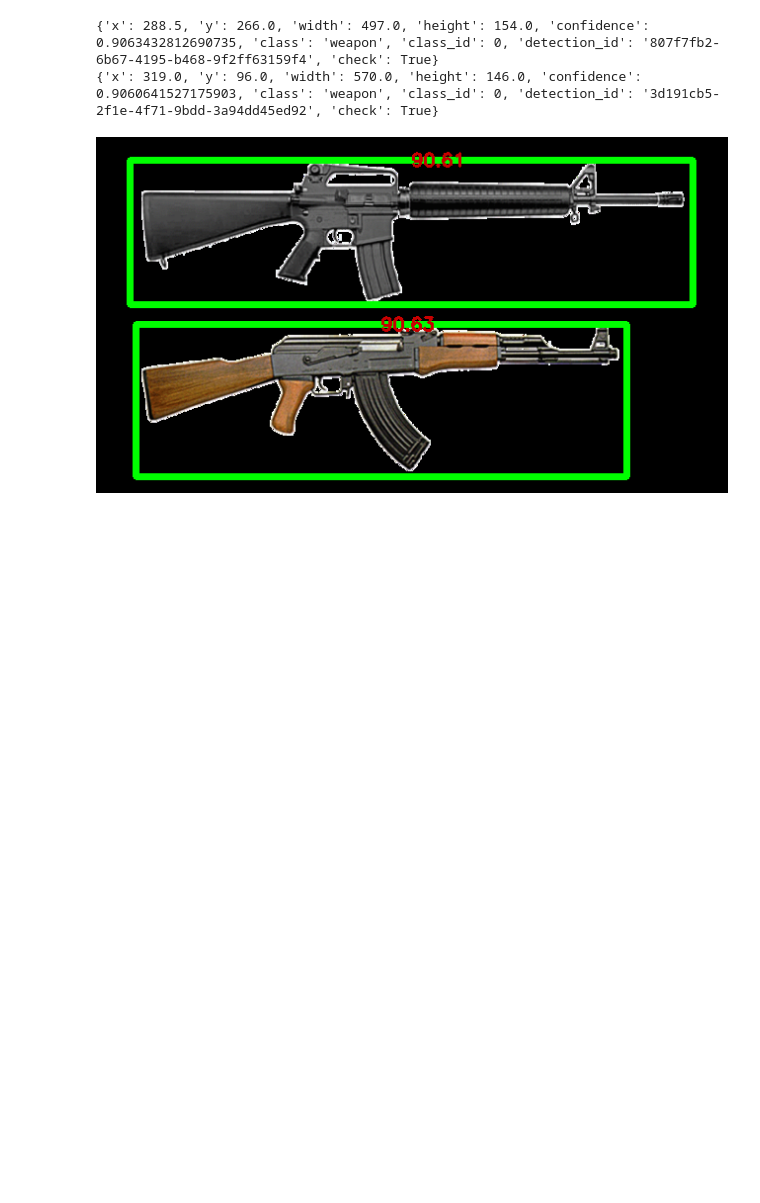
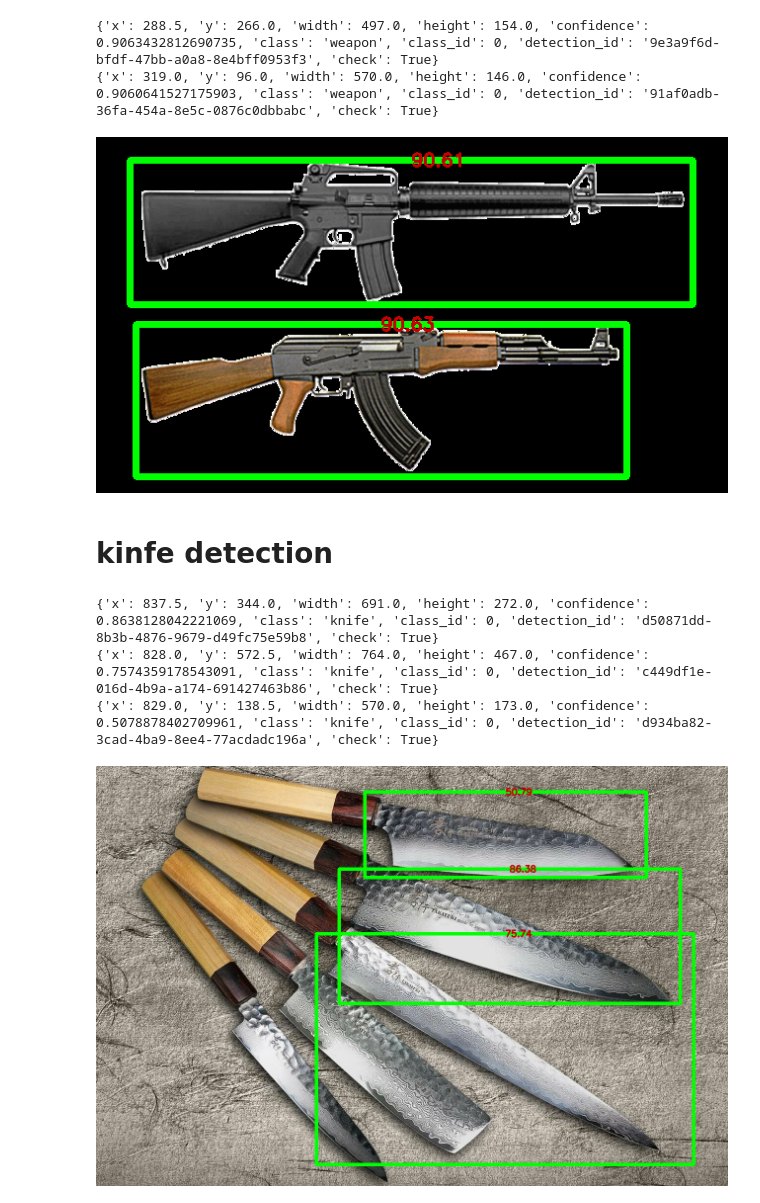
Before and after one commit to ahm2009/Detection-of-violence, a Jupyter notebook: Detection_of_violence.ipynb, the cells around one changed output. Saved outputs shown, nothing was run; the diff lists cells and outputs as text; code cells hidden in the pictures; blank space fills up the shorter version.

Commit message:
add knife detection model and add more picture

```diff
--- a/Detection_of_violence.ipynb
+++ b/Detection_of_violence.ipynb
@@ -26,11 +23,10 @@ from google.colab.patches import cv2_imshow
 # ! pip install inference_sdk
 from inference_sdk import InferenceHTTPClient
 
-image_path = '/content/drive/MyDrive/Detection-of-violence/images/gun/M16_and_AK-47_comparison.png'
+image_path = '/content/drive/MyDrive/Detection-of-violence/images/gun/13.png'
 image = cv2.imread(image_path)
 check_gun = True
 
-from inference_sdk import InferenceHTTPClient
 
 CLIENT = InferenceHTTPClient(
     api_url="https://detect.roboflow.com",
@@ -68,6 +64,63 @@ cv2_imshow(image)
 cv2.waitKey(0)
 cv2.destroyAllWindows()
 # %% [output]
-{'x': 288.5, 'y': 266.0, 'width': 497.0, 'height': 154.0, 'confidence': 0.9063432812690735, 'class': 'weapon', 'class_id': 0, 'detection_id': '807f7fb2-6b67-4195-b468-9f2ff63159f4', 'check': True}
-{'x': 319.0, 'y': 96.0, 'width': 570.0, 'height': 146.0, 'confidence': 0.9060641527175903, 'class': 'weapon', 'class_id': 0, 'detection_id': '3d191cb5-2f1e-4f71-9bdd-3a94dd45ed92', 'check': True}
+{'x': 288.5, 'y': 266.0, 'width': 497.0, 'height': 154.0, 'confidence': 0.9063432812690735, 'class': 'weapon', 'class_id': 0, 'detection_id': '9e3a9f6d-bfdf-47bb-a0a8-8e4bff0953f3', 'check': True}
+{'x': 319.0, 'y': 96.0, 'width': 570.0, 'height': 146.0, 'confidence': 0.9060641527175903, 'class': 'weapon', 'class_id': 0, 'detection_id': '91af0adb-36fa-454a-8e5c-0876c0dbbabc', 'check': True}
 [figure]
+# %% [markdown]
+# kinfe detection
+# %%
+import cv2
+from google.colab.patches import cv2_imshow
+# ! pip install inference_sdk
+from inference_sdk import InferenceHTTPClient
+
+image_path = '/content/drive/MyDrive/Detection-of-violence/images/knife/14.jpg'
+image = cv2.imread(image_path)
+check_gun = True
+
+
+
+from inference_sdk import InferenceHTTPClient
+
+CLIENT = InferenceHTTPClient(
+    api_url="https://detect.roboflow.com",
+    api_key="mmAlw6mbmqi39y5wLaQs"
+)
+
+result = CLIENT.infer(image_path, model_id="knife-epqzp-0rybq/1")
+
+
+if len(result["predictions"])==0:
+  print('no gun found')
+  check_gun = False
+else:
+  for gun in result["predictions"]:
+    if gun["confidence"]<0.5:
+      gun['check'] = False
+    else:
+      gun['check'] = True
+
+
+
+
+
+
+if check_gun == True:
+  for rec in result["predictions"]:
+    if rec['check'] == True:
+      print(rec)
+      x,y = (int(rec["x"]) - int(rec["width"])//2 , int(rec["y"])-int(rec["height"])//2)
+      width , hieght = (int(rec["width"])+x, int(rec["height"])+y)
+      cv2.rectangle(image, (x,y), (width, hieght), (0, 255, 0), 6)
+      cv2.putText(image, f'{(rec["confidence"]*100):.2f}', (int(rec['x']), y+6), cv2.FONT_HERSHEY_SIMPLEX, 0.6, (0, 0, 200), 2)
+
+
+cv2_imshow(image)
+cv2.waitKey(0)
+cv2.destroyAllWindows()
+# %% [output]
+{'x': 837.5, 'y': 344.0, 'width': 691.0, 'height': 272.0, 'confidence': 0.8638128042221069, 'class': 'knife', 'class_id': 0, 'detection_id': 'd50871dd-8b3b-4876-9679-d49fc75e59b8', 'check': True}
+{'x': 828.0, 'y': 572.5, 'width': 764.0, 'height': 467.0, 'confidence': 0.7574359178543091, 'class': 'knife', 'class_id': 0, 'detection_id': 'c449df1e-016d-4b9a-a174-691427463b86', 'check': True}
+{'x': 829.0, 'y': 138.5, 'width': 570.0, 'height': 173.0, 'confidence': 0.5078878402709961, 'class': 'knife', 'class_id': 0, 'detection_id': 'd934ba82-3cad-4ba9-8ee4-77acdadc196a', 'check': True}
+[figure, added]
```
Also changed, not shown: parts of 2 cells of this notebook, 43 other files.
